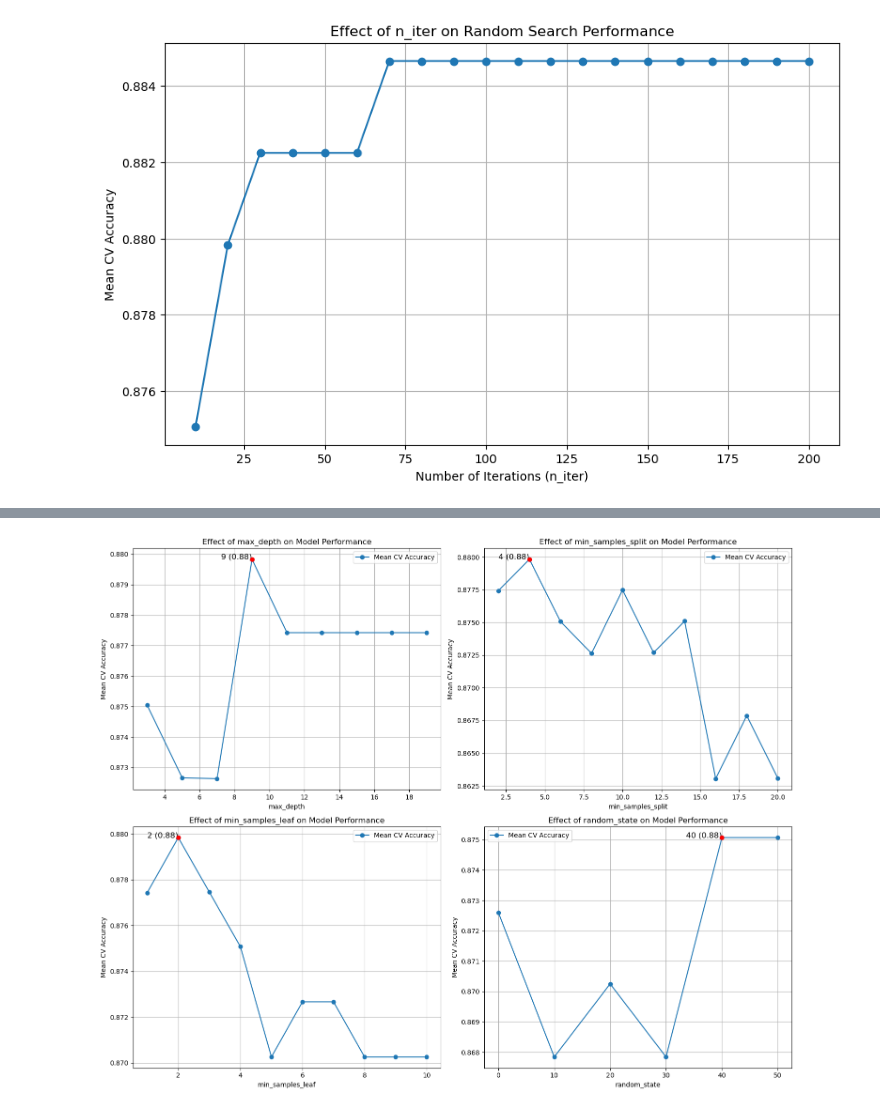
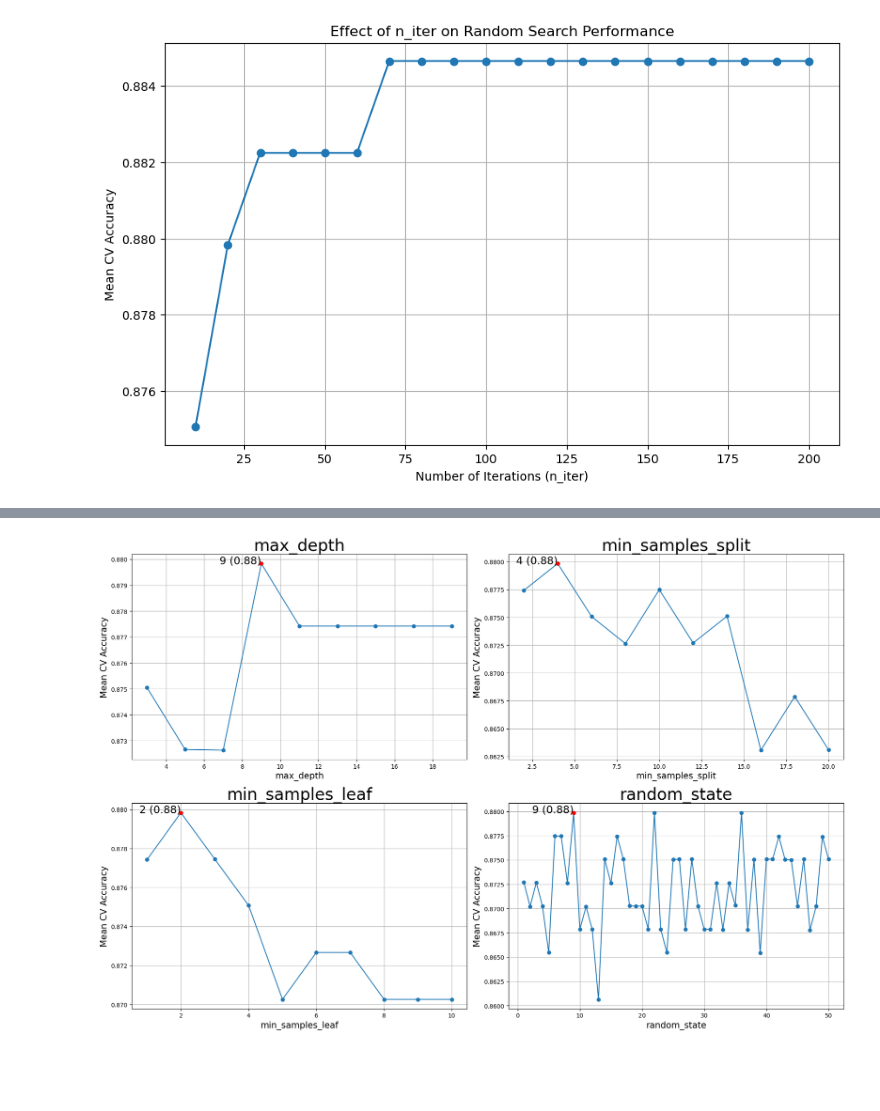
Before and after one commit to jskim12345/0705_-, a Jupyter notebook: 시각화.ipynb, the cells around one changed output, grey strips where cells are left out. Drawn from its saved outputs; the diff is of its cells as text; code cells hidden in the pictures; blank space fills up the shorter version.

```diff
--- a/시각화.ipynb
+++ b/시각화.ipynb
@@ -23,6 +23,7 @@ train_input, test_input, train_target, test_target = train_test_split(
     data_input, data_target, test_size=0.2, random_state=42)
 
 # 하이퍼파라미터 없을 때 모델 성능 평가
+n_estimators_range = [25, 50, 75, 100, 125, 150, 175, 200, 225, 250, 275, 300]
 cv_scores = []
 
 for n_estimators in n_estimators_range:
@@ -33,9 +34,9 @@ for n_estimators in n_estimators_range:
 # 성능 시각화
 plt.figure(figsize=(10, 6))
 plt.plot(n_estimators_range, cv_scores, marker='o')
-plt.title('Effect of n_estimators on Model Performance')
-plt.xlabel('Number of Estimators')
-plt.ylabel('Mean CV Accuracy')
+plt.title('Default Model Performance', fontsize=28)
+plt.xlabel('Number of  Estimators', fontsize=12)
+plt.ylabel('Mean CV Accuracy', fontsize=12)
 plt.grid(True)
 plt.show()
 # %% [output]
@@ -460,7 +455,7 @@ Best random_state: 40 with CV Accuracy: 0.8750717154331612
 max_depth_range = list(range(3, 21, 2))
 min_samples_split_range = list(range(2, 21, 2))
 min_samples_leaf_range = list(range(1, 11, 1))
-random_state_range = list(range(0, 51, 10))
+random_state_range = list(range(1, 51, 1))
 
 def plot_hyperparameter_tuning(ax, hyperparameter_name, param_range):
     cv_scores = []
@@ -479,36 +474,36 @@ def plot_hyperparameter_tuning(ax, hyperparameter_name, param_range):
 
         scores = cross_val_score(model, train_input, train_target, cv=5, scoring='accuracy')
         mean_score = np.mean(scores)
         cv_scores.append(mean_score)
 
         if mean_score > best_score:
             best_score = mean_score
             best_param = param
 
     # 성능 시각화
     ax.plot(param_range, cv_scores, marker='o', label='Mean CV Accuracy')
     ax.scatter([best_param], [best_score], color='red', zorder=5)
-    ax.text(best_param, best_score, f'{best_param} ({best_score:.2f})', fontsize=12, ha='right')
-    ax.set_title(f'Effect of {hyperparameter_name} on Model Performance')
-    ax.set_xlabel(hyperparameter_name)
-    ax.set_ylabel('Mean CV Accuracy')
+    ax.text(best_param, best_score, f'{best_param} ({best_score:.2f})', fontsize=18, ha='right')
+    ax.set_title(f'{hyperparameter_name}', fontsize=28)
+    ax.set_xlabel(hyperparameter_name, fontsize=15)
+    ax.set_ylabel('Mean CV Accuracy', fontsize=15)
     ax.grid(True)
 
-fig, axes = plt.subplots(2, 2, figsize=(15, 12))
+fig, axes = plt.subplots(2, 2, figsize=(18, 12))
 
 # max_depth 성능 시각화 및 출력
 plot_hyperparameter_tuning(axes[0, 0], 'max_depth', max_depth_range)
 
 # min_samples_split 성능 시각화 및 출력
 plot_hyperparameter_tuning(axes[0, 1], 'min_samples_split', min_samples_split_range)
 
 # min_samples_leaf 성능 시각화 및 출력
 plot_hyperparameter_tuning(axes[1, 0], 'min_samples_leaf', min_samples_leaf_range)
 
 # random_state 성능 시각화 및 출력
 plot_hyperparameter_tuning(axes[1, 1], 'random_state', random_state_range)
 
 plt.tight_layout()
 plt.show()
 # %% [output]
-[figure, old version]
+[figure, new version]
```
Also changed, not shown: parts of 3 cells of this notebook.
